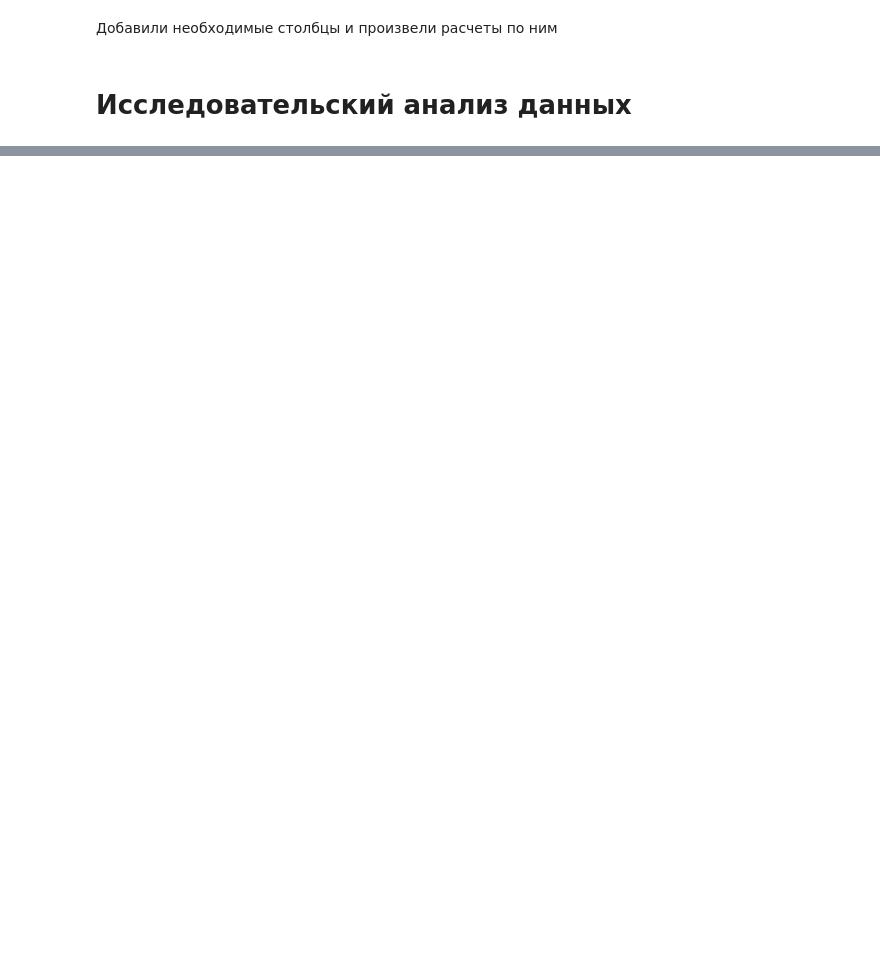
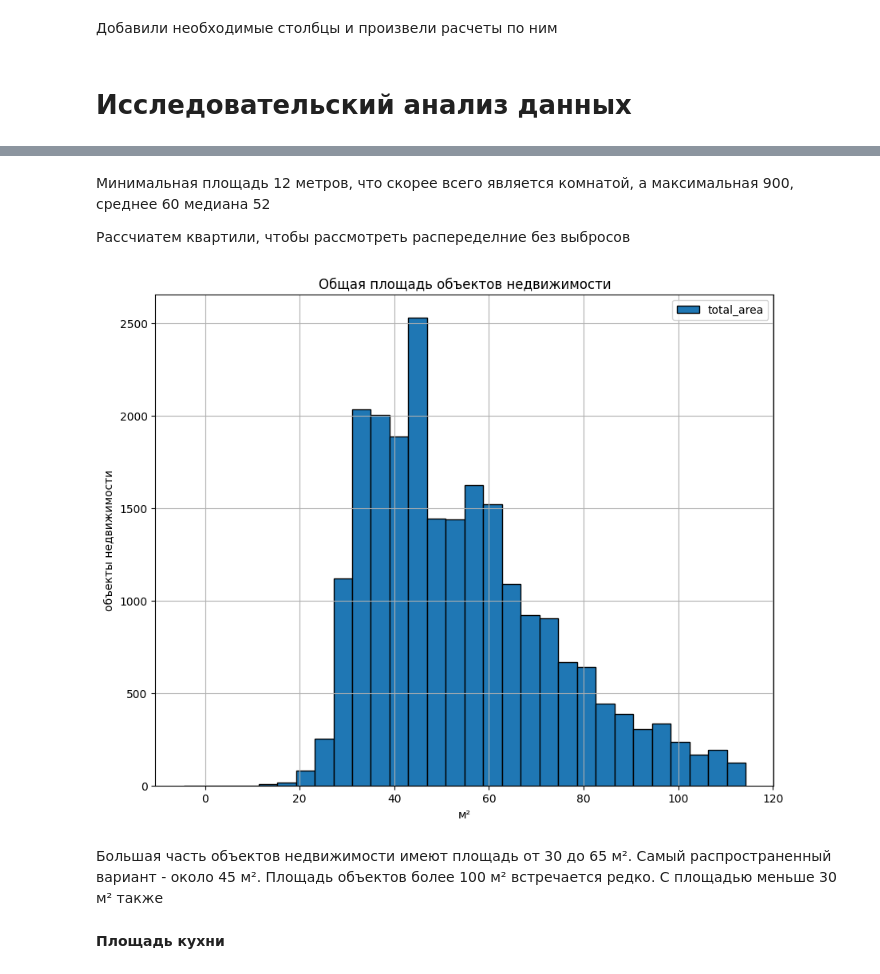
Before and after one commit to anton2010000/Real_estate_analysis, a Jupyter notebook: Анализ_рынка_недвижимости.ipynb, the cells around one changed output, grey strips where cells are left out. Saved outputs shown, nothing was run; the diff lists cells and outputs as text; code cells hidden in the pictures; blank space fills up the shorter version.

```diff
--- a/Анализ_рынка_недвижимости.ipynb
+++ b/Анализ_рынка_недвижимости.ipynb
@@ -450,0 +465,20 @@ df.sample(3)
+# %% [markdown]
+Минимальная площадь 12 метров, что скорее всего является комнатой, а максимальная 900, среднее 60 медиана 52
+
+Рассчиатем квартили, чтобы рассмотреть распеределние без выбросов
+# %%
+q1 = df['total_area'].quantile(.25) # первый квартиль Q1
+q3 = df['total_area'].quantile(.75) # третий квартиль Q3
+iqr = q3 - q1 # межквартильный размах IQR
+# %%
+df['total_area'].hist(bins=30, range=((q1 - 1.5 * iqr), (q3 + 1.5 * iqr)), figsize=(10, 8), ec='black', legend=True)
+plt.title('Общая площадь объектов недвижимости')
+plt.xlabel('м²')
+plt.ylabel('объекты недвижимости')
+plt.show()
+# %% [output]
+[figure, added]
+# %% [markdown]
+Большая часть объектов недвижимости имеют площадь от 30 до 65 м². Самый распространенный вариант - около 45 м². Площадь объектов более 100 м² встречается редко. С площадью меньше 30 м² также
+# %% [markdown]
+**Площадь кухни**
```
Also changed, not shown: parts of 55 cells of this notebook.
